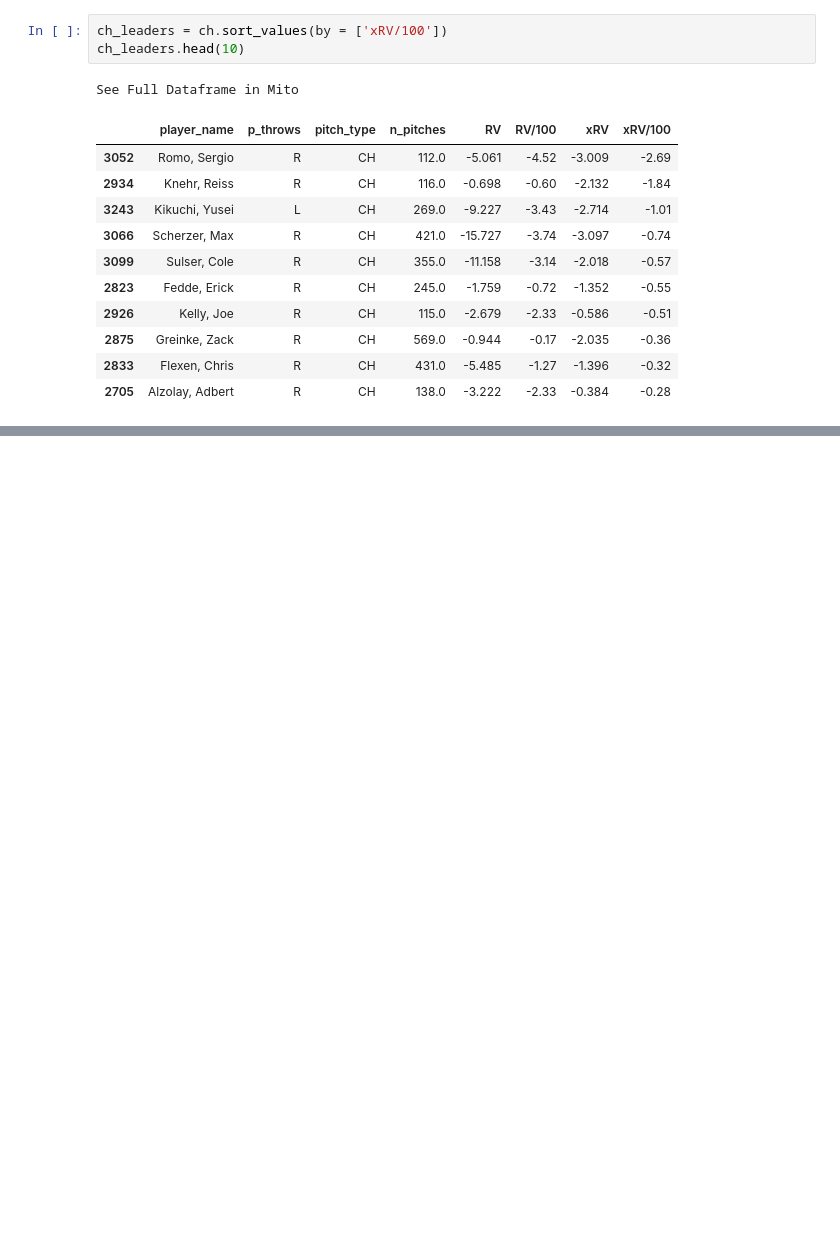
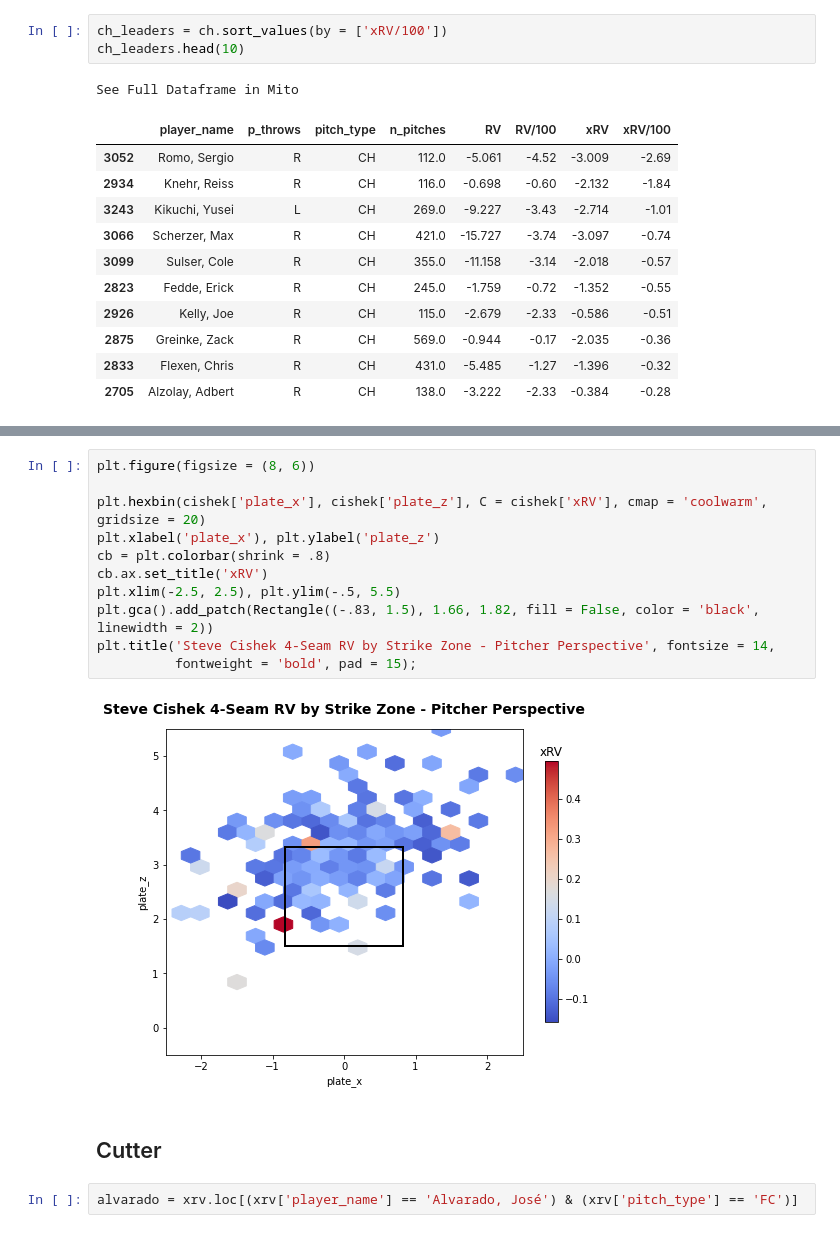
Before and after one commit to anthonyzurke/pitch-model, a Jupyter notebook: notebooks/analysis.ipynb, the cells around one changed output, grey strips where cells are left out. Cells and saved outputs as stored; diff of their text form; blank space fills up the shorter version.

```diff
--- a/notebooks/analysis.ipynb
+++ b/notebooks/analysis.ipynb
@@ -247,0 +267,17 @@ See Full Dataframe in Mito
+# %%
+plt.figure(figsize = (8, 6))
+
+plt.hexbin(cishek['plate_x'], cishek['plate_z'], C = cishek['xRV'], cmap = 'coolwarm', gridsize = 20)
+plt.xlabel('plate_x'), plt.ylabel('plate_z')
+cb = plt.colorbar(shrink = .8)
+cb.ax.set_title('xRV')
+plt.xlim(-2.5, 2.5), plt.ylim(-.5, 5.5)
+plt.gca().add_patch(Rectangle((-.83, 1.5), 1.66, 1.82, fill = False, color = 'black', linewidth = 2))
+plt.title('Steve Cishek 4-Seam RV by Strike Zone - Pitcher Perspective', fontsize = 14,
+          fontweight = 'bold', pad = 15);
+# %% [output]
+[figure, added]
+# %% [markdown]
+## Cutter
+# %%
+alvarado = xrv.loc[(xrv['player_name'] == 'Alvarado, José') & (xrv['pitch_type'] == 'FC')]
```
Also changed, not shown: parts of 21 cells of this notebook, 4 other files.
